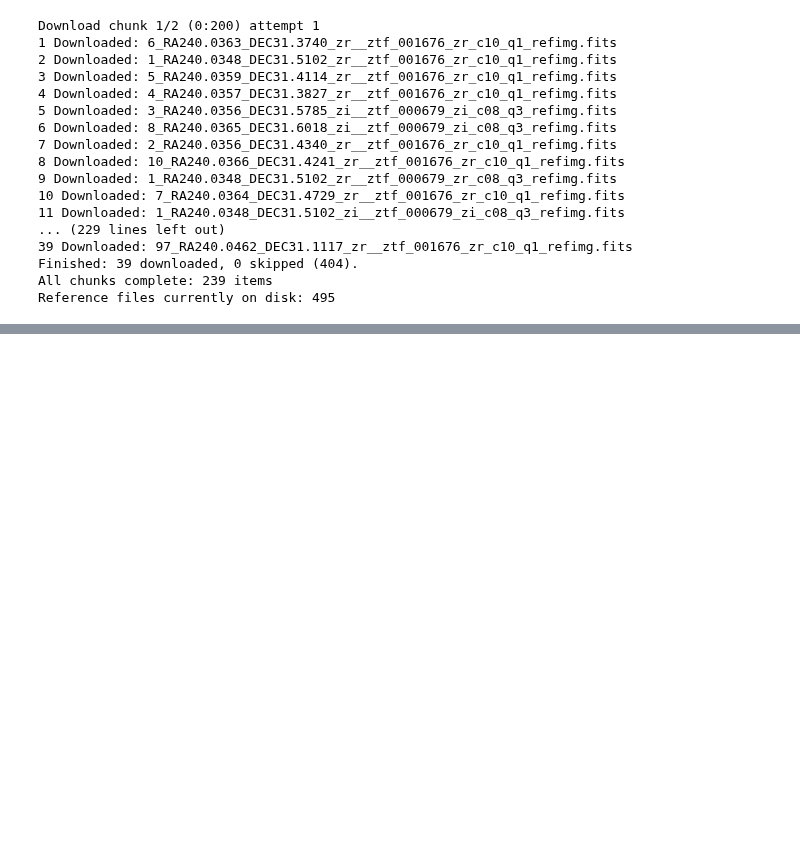
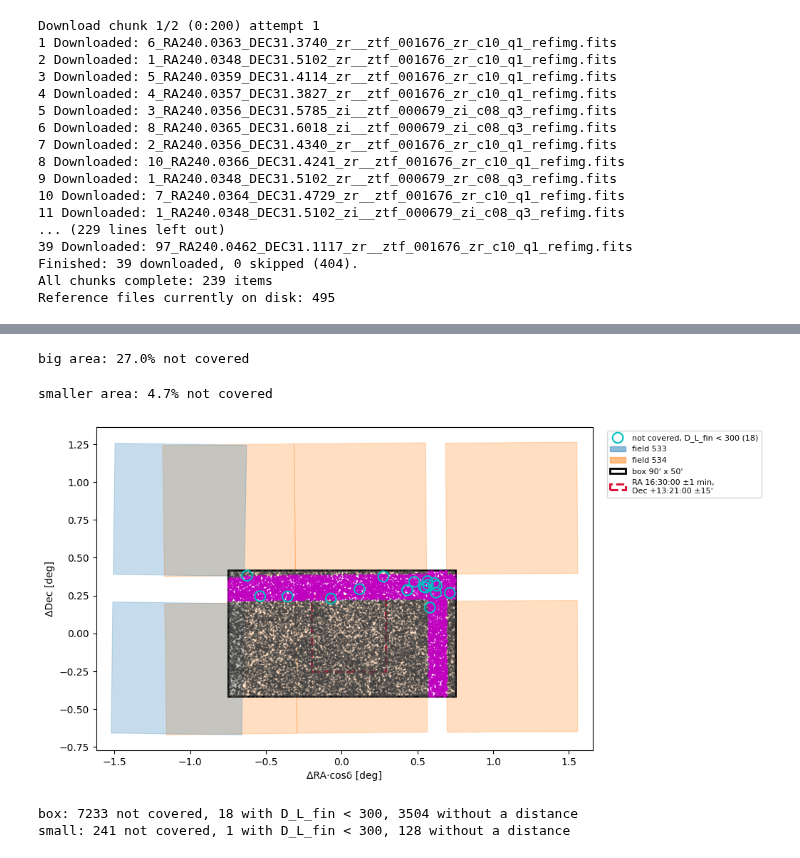
Before and after one commit to ovalb-pine/gw190425_ztf, a Jupyter notebook: pipeline/image_download.ipynb, the cells around one changed output, grey strips where cells are left out. Saved outputs shown, nothing was run; the diff lists cells and outputs as text; code cells hidden in the pictures; blank space fills up the shorter version.

```diff
--- a/pipeline/image_download.ipynb
+++ b/pipeline/image_download.ipynb
@@ -245,0 +493,63 @@ Reference files currently on disk: 495
+# %%
+print(f"big area: {(7233/26822)*100:.1f}% not covered")
+# %% [output]
+big area: 27.0% not covered
+# %%
+print(f"smaller area: {(241/5088)*100:.1f}% not covered")
+# %% [output]
+smaller area: 4.7% not covered
+# %%
+from matplotlib.patches import Polygon, Rectangle
+
+show_only_in_box = False        # False: plot every galaxy of the catalogue that falls inside the plot limits
+
+quads  = df_full.drop_duplicates(["field", "ccdid", "qid"])
+fields = sorted({int(f) for f in quads["field"]})
+cmap   = plt.get_cmap("tab10")
+fcol   = {f: cmap(i % 10) for i, f in enumerate(fields)}
+
+fig, ax = plt.subplots(figsize=(9, 6))
+allx, ally = [], []
+for _, r in quads.iterrows():
+    x, y = to_xy(r[[f"ra{i}" for i in range(1, 5)]], r[[f"dec{i}" for i in range(1, 5)]])
+    c = fcol[int(r["field"])]
+    ax.add_patch(Polygon(np.c_[x, y], facecolor=c, alpha=0.25, edgecolor=c, lw=0.8))
+    allx += list(x); ally += list(y)
+
+allx += [-hw, hw]; ally += [-hh, hh]                      # keep the whole box in view
+ax.add_patch(Rectangle((-hw, -hh), 2*hw, 2*hh, fill=False, lw=2, color="k"))
+ax.add_patch(Rectangle((rcx - rhw, rcy - rhh), 2*rhw, 2*rhh, fill=False, lw=2.2, ls="--", color="crimson"))
+
+# galaxies: covered = small dark dots, not covered = magenta crosses, not covered and z < 0.05 = ringed
+g = gal[gal["in_box"]] if show_only_in_box else gal
+gxx, gyy = to_xy(g["ra_match"], g["dec_match"])
+cov = g["covered"].to_numpy()
+ax.scatter(gxx[cov],  gyy[cov],  s=1,  c="0.25", alpha=0.4, zorder=3, rasterized=True)
+ax.scatter(gxx[~cov], gyy[~cov], s=3, marker=".", c="m", zorder=4, rasterized=True)
+if "D_L_fin" in g:
+    d = pd.to_numeric(g["D_L_fin"], errors="coerce").to_numpy()
+    near = ~cov & (d < 300)
+    ax.scatter(gxx[near], gyy[near], s=110, facecolors="none", edgecolors="c", lw=1.5, zorder=4,
+               label=f"not covered, D_L_fin < 300 ({near.sum()})")
+
+h, l = ax.get_legend_handles_labels()
+h += [Polygon([[0, 0]], facecolor=fcol[f], alpha=0.5, edgecolor=fcol[f]) for f in fields]
+l += [f"field {f}" for f in fields]
+h += [Rectangle((0, 0), 1, 1, fill=False, lw=2, color="k"),
+      Rectangle((0, 0), 1, 1, fill=False, lw=2.2, ls="--", color="crimson")]
+l += ["box 90' x 50'", "RA 16:30:00 ±1 min,\nDec +13:21:00 ±15'"]
+ax.legend(h, l, loc="upper left", bbox_to_anchor=(1.02, 1), fontsize=8)
+
+ax.set_xlim(min(allx) - 0.1, max(allx) + 0.1); ax.set_ylim(min(ally) - 0.1, max(ally) + 0.1)
+ax.set_aspect("equal"); ax.set_xlabel("ΔRA·cosδ [deg]"); ax.set_ylabel("ΔDec [deg]")
+plt.show()
+# %% [output]
+[figure, added]
+# %%
+for name, col in [("box", "in_box"), ("small", "in_small")]:
+    unc_r = gal[gal[col] & ~gal["covered"]]
+    d = pd.to_numeric(unc_r["D_L_fin"], errors="coerce")    # in case the column has strings
+    print(f"{name}: {len(unc_r)} not covered, {(d < 300).sum()} with D_L_fin < 300, {d.isna().sum()} without a distance")
+# %% [output]
+box: 7233 not covered, 18 with D_L_fin < 300, 3504 without a distance
+small: 241 not covered, 1 with D_L_fin < 300, 128 without a distance
```
Also changed, not shown: parts of 15 cells of this notebook, 5 other files.
